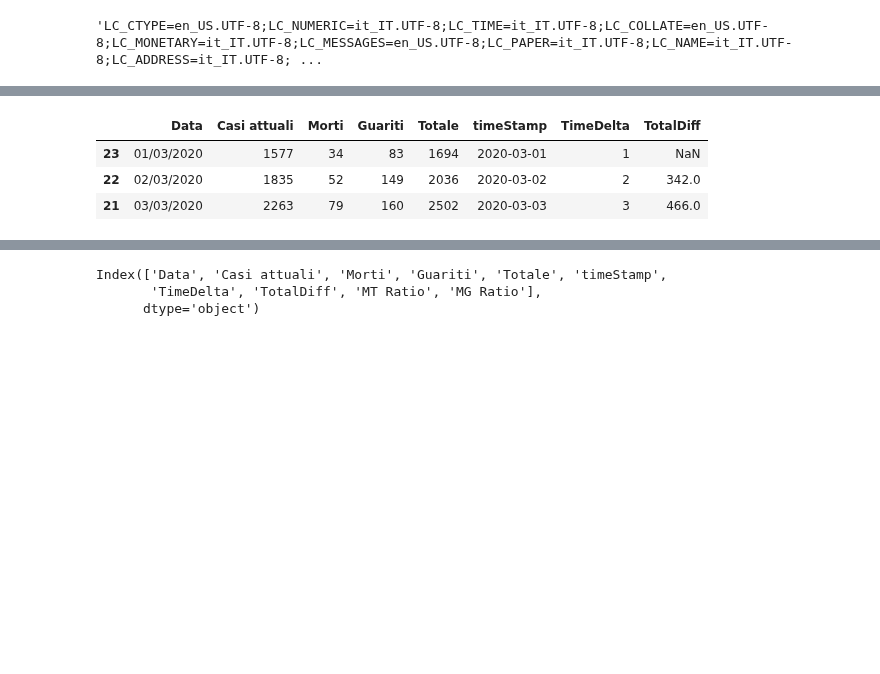
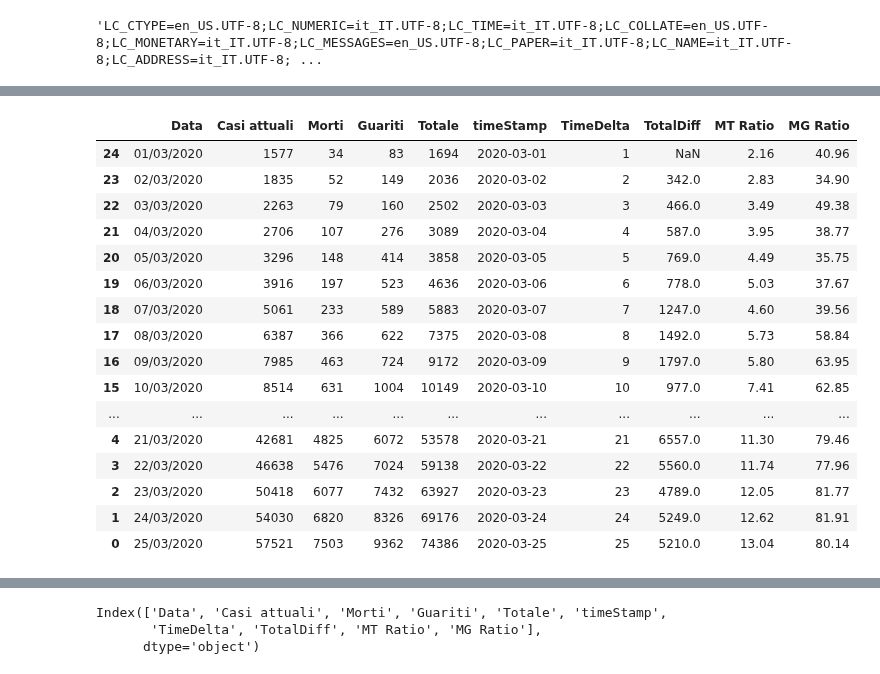
Before and after one commit to p-giovanni/Statistics, a Jupyter notebook: notebook/CoronaVirus-SecondaryCharts.ipynb, the cells around one changed output, grey strips where cells are left out. Cells and saved outputs as stored; diff of their text form; code cells hidden in the pictures; blank space fills up the shorter version.

Commit message:
New data.

```diff
--- a/notebook/CoronaVirus-SecondaryCharts.ipynb
+++ b/notebook/CoronaVirus-SecondaryCharts.ipynb
@@ -93,12 +93,25 @@ df_lo["TotalDiff"] = df_lo["Totale"].diff(periods = 1)
  TotalDiff              float64
  dtype: object)
 # %%
-df.head(3)
+df.head(30)
 # %% [output]
-|  | Data | Casi attuali | Morti | Guariti | Totale | timeStamp | TimeDelta | TotalDiff |
-| 23 | 01/03/2020 | 1577 | 34 | 83 | 1694 | 2020-03-01 | 1 | NaN |
-| 22 | 02/03/2020 | 1835 | 52 | 149 | 2036 | 2020-03-02 | 2 | 342.0 |
-| 21 | 03/03/2020 | 2263 | 79 | 160 | 2502 | 2020-03-03 | 3 | 466.0 |
+|  | Data | Casi attuali | Morti | Guariti | Totale | timeStamp | TimeDelta | TotalDiff | MT Ratio | MG Ratio |
+| 24 | 01/03/2020 | 1577 | 34 | 83 | 1694 | 2020-03-01 | 1 | NaN | 2.16 | 40.96 |
+| 23 | 02/03/2020 | 1835 | 52 | 149 | 2036 | 2020-03-02 | 2 | 342.0 | 2.83 | 34.90 |
+| 22 | 03/03/2020 | 2263 | 79 | 160 | 2502 | 2020-03-03 | 3 | 466.0 | 3.49 | 49.38 |
+| 21 | 04/03/2020 | 2706 | 107 | 276 | 3089 | 2020-03-04 | 4 | 587.0 | 3.95 | 38.77 |
+| 20 | 05/03/2020 | 3296 | 148 | 414 | 3858 | 2020-03-05 | 5 | 769.0 | 4.49 | 35.75 |
+| 19 | 06/03/2020 | 3916 | 197 | 523 | 4636 | 2020-03-06 | 6 | 778.0 | 5.03 | 37.67 |
+| 18 | 07/03/2020 | 5061 | 233 | 589 | 5883 | 2020-03-07 | 7 | 1247.0 | 4.60 | 39.56 |
+| 17 | 08/03/2020 | 6387 | 366 | 622 | 7375 | 2020-03-08 | 8 | 1492.0 | 5.73 | 58.84 |
+| 16 | 09/03/2020 | 7985 | 463 | 724 | 9172 | 2020-03-09 | 9 | 1797.0 | 5.80 | 63.95 |
+| 15 | 10/03/2020 | 8514 | 631 | 1004 | 10149 | 2020-03-10 | 10 | 977.0 | 7.41 | 62.85 |
+| ... | ... | ... | ... | ... | ... | ... | ... | ... | ... | ... |
+| 4 | 21/03/2020 | 42681 | 4825 | 6072 | 53578 | 2020-03-21 | 21 | 6557.0 | 11.30 | 79.46 |
+| 3 | 22/03/2020 | 46638 | 5476 | 7024 | 59138 | 2020-03-22 | 22 | 5560.0 | 11.74 | 77.96 |
+| 2 | 23/03/2020 | 50418 | 6077 | 7432 | 63927 | 2020-03-23 | 23 | 4789.0 | 12.05 | 81.77 |
+| 1 | 24/03/2020 | 54030 | 6820 | 8326 | 69176 | 2020-03-24 | 24 | 5249.0 | 12.62 | 81.91 |
+| 0 | 25/03/2020 | 57521 | 7503 | 9362 | 74386 | 2020-03-25 | 25 | 5210.0 | 13.04 | 80.14 |
 # %%
 df_lo.head(2)
 # %% [output]
```
Also changed, not shown: parts of 5 cells of this notebook, 8 other files.
